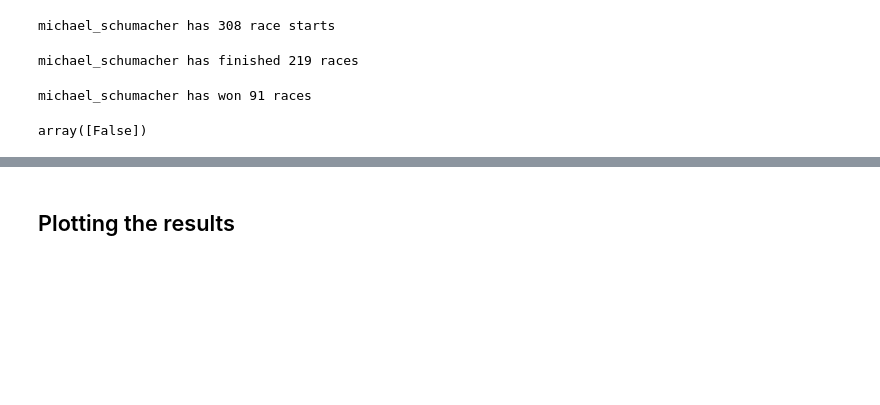
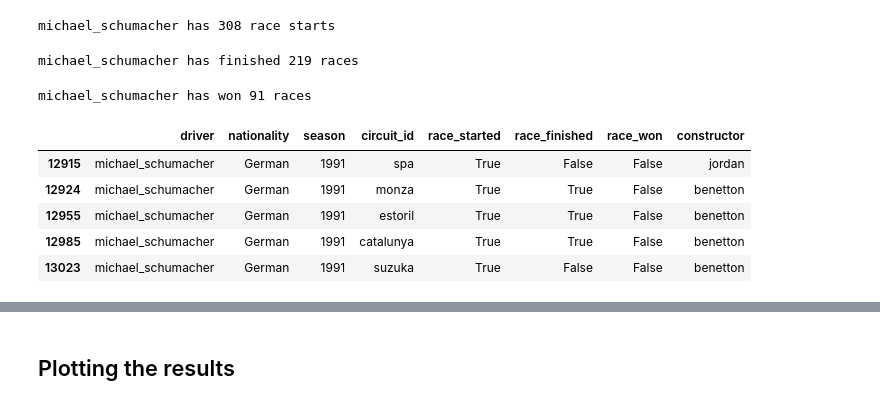
Before and after one commit to Seaful312/bootcamp, a Jupyter notebook: 2022/python_workshop/notebooks/08_pandas.ipynb, the cells around one changed output, grey strips where cells are left out. Cells and saved outputs as stored; diff of their text form; code cells hidden in the pictures; blank space fills up the shorter version.

```diff
--- a/2022/python_workshop/notebooks/08_pandas.ipynb
+++ b/2022/python_workshop/notebooks/08_pandas.ipynb
@@ -990,28 +993,35 @@ michael_schumacher has won 91 races
 # %%
 # create a dataframe that contains the follwing information:
 #
 # driver
 # nationality
 # season
 # circuit_id
 # race_started (Boolean)
 # race_finished (Boolean)
 # race_won (Boolean)
 # constructor
 race_started = races[(races['status'] != 'Disqualified') | (races['status'] != 'Retired')]
 f1_career = {
     'driver': driver,
     'nationality': nationality,
     'season': races['season'],
     'circuit_id': races['circuit_id'],
-    'race_started': races['status'].isin(['Did not qualify', 'Did not prequalify', 'Not Classified']),
+    'race_started': ((races['status'] != 'Disqualified') & (races['status'] != 'Retired')),
     'race_finished': (races['status'] == 'Finished'),
     'race_won': (races['podium'] == 1),
     'constructor': races['constructor']
 }
 f1_career = pd.DataFrame(f1_career)
-f1_career.race_started
+
+# f1_career['race_started'].unique()
+f1_career.head()
 # %% [output]
-array([False])
+|  | driver | nationality | season | circuit_id | race_started | race_finished | race_won | constructor |
+| 12915 | michael_schumacher | German | 1991 | spa | True | False | False | jordan |
+| 12924 | michael_schumacher | German | 1991 | monza | True | True | False | benetton |
+| 12955 | michael_schumacher | German | 1991 | estoril | True | True | False | benetton |
+| 12985 | michael_schumacher | German | 1991 | catalunya | True | True | False | benetton |
+| 13023 | michael_schumacher | German | 1991 | suzuka | True | False | False | benetton |
 # %%
 races = f1_results[(f1_results['driver'] == driver) & (f1_results['nationality'] == nationality)]
```
Also changed, not shown: parts of 6 cells of this notebook.
